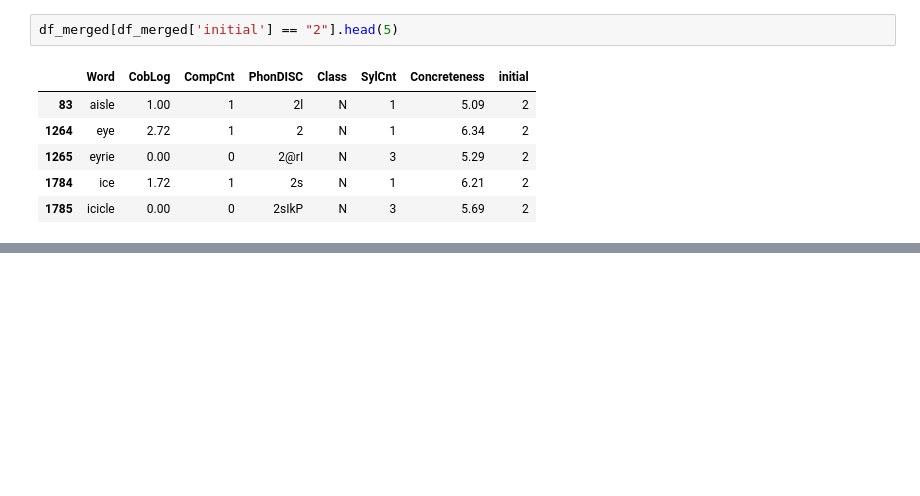
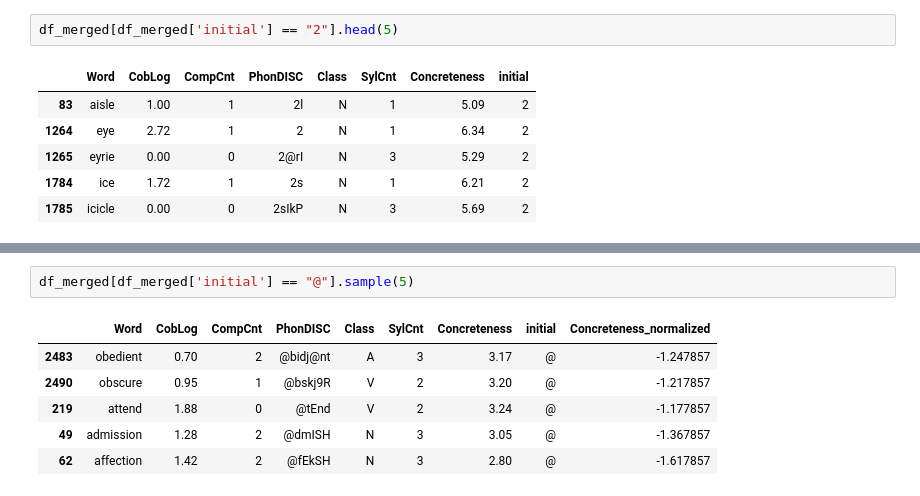
Before and after one commit to seantrott/concreteness, a Jupyter notebook: phonetic_onset_concreteness.ipynb, the cells around one changed output, grey strips where cells are left out. Saved outputs shown, nothing was run; the diff lists cells and outputs as text; blank space fills up the shorter version.

```diff
--- a/phonetic_onset_concreteness.ipynb
+++ b/phonetic_onset_concreteness.ipynb
@@ -175,0 +265,9 @@ df_merged[df_merged['initial'] == "2"].head(5)
+# %%
+df_merged[df_merged['initial'] == "@"].sample(5)
+# %% [output]
+|  | Word | CobLog | CompCnt | PhonDISC | Class | SylCnt | Concreteness | initial | Concreteness_normalized |
+| 2483 | obedient | 0.70 | 2 | @bidj@nt | A | 3 | 3.17 | @ | -1.247857 |
+| 2490 | obscure | 0.95 | 1 | @bskj9R | V | 2 | 3.20 | @ | -1.217857 |
+| 219 | attend | 1.88 | 0 | @tEnd | V | 2 | 3.24 | @ | -1.177857 |
+| 49 | admission | 1.28 | 2 | @dmISH | N | 3 | 3.05 | @ | -1.367857 |
+| 62 | affection | 1.42 | 2 | @fEkSH | N | 3 | 2.80 | @ | -1.617857 |
```
Also changed, not shown: parts of 13 cells of this notebook.
